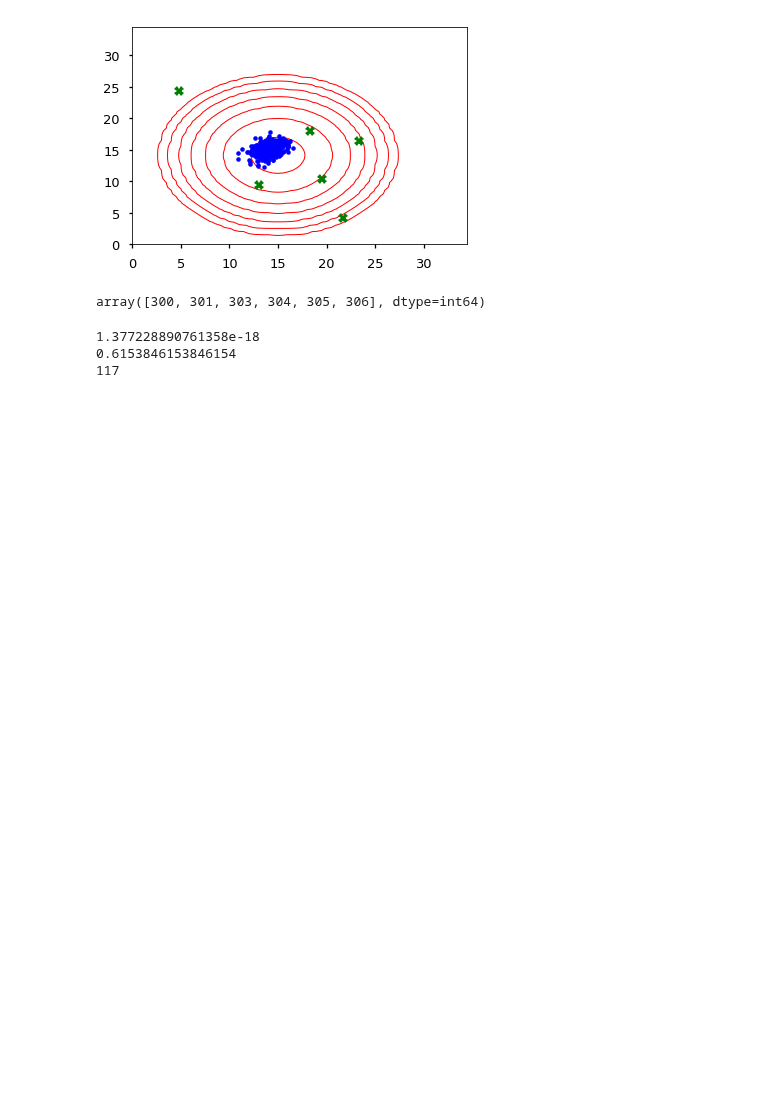
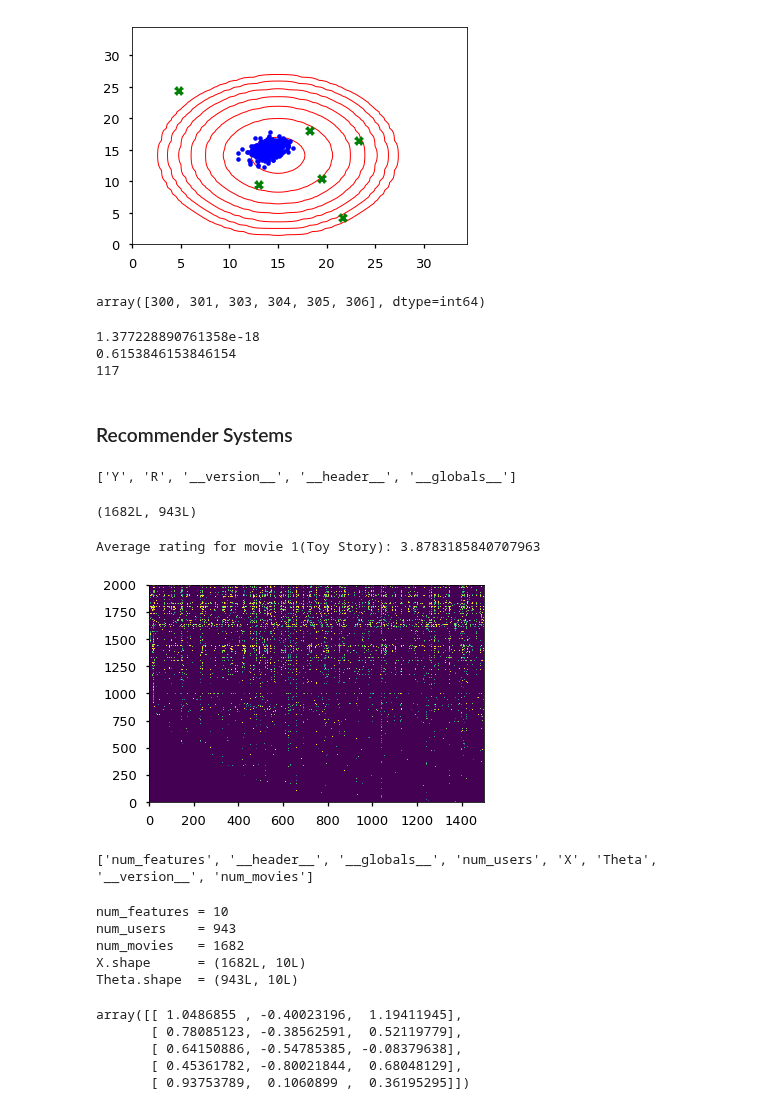
Before and after one commit to iamcuigang/ipy_sci, a Jupyter notebook: ML_AndrewNg/ex8.ipynb, the cells around one changed output. Cells and saved outputs as stored; diff of their text form; code cells hidden in the pictures; blank space fills up the shorter version.

```diff
--- a/ML_AndrewNg/ex8.ipynb
+++ b/ML_AndrewNg/ex8.ipynb
@@ -166,3 +166,30 @@ print np.sum((p<epsilon).astype('int'))    ### 117
 1.377228890761358e-18
 0.6153846153846154
 117
+# %% [markdown]
+### Recommender Systems
+# %%
+data = scipy.io.loadmat('ex8_movies.mat')
+print data.keys()
+# %% [output]
+['Y', 'R', '__version__', '__header__', '__globals__']
+# %%
+Y = data['Y']
+R = data['R']
+print Y.shape
+# %% [output]
+(1682L, 943L)
+# %%
+print 'Average rating for movie 1(Toy Story):',
+print np.mean(Y[0, R[0]==1])   ### 3.878319
+# %% [output]
+Average rating for movie 1(Toy Story): 3.8783185840707963
+# %%
+plt.imshow(Y, extent=[0, 1500, 0, 2000], aspect='auto');
+# %% [output]
+[figure, added]
+# %%
+data = scipy.io.loadmat('ex8_movieParams.mat')
+print data.keys()
+# %% [output]
+['num_features', '__header__', '__globals__', 'num_users', 'X', 'Theta', '__version__', 'num_movies']
@@ -168,0 +202,12 @@ print np.sum((p<epsilon).astype('int'))    ### 117
+# %%
+print 'num_features =', num_features[0][0]
+print 'num_users    =', num_users[0][0]
+print 'num_movies   =', num_movies[0][0]
+print 'X.shape      =', X.shape
+print 'Theta.shape  =', Theta.shape
+# %% [output]
+num_features = 10
+num_users    = 943
+num_movies   = 1682
+X.shape      = (1682L, 10L)
+Theta.shape  = (943L, 10L)
@@ -168,0 +223,8 @@ print np.sum((p<epsilon).astype('int'))    ### 117
+# %%
+X
+# %% [output]
+array([[ 1.0486855 , -0.40023196,  1.19411945],
+       [ 0.78085123, -0.38562591,  0.52119779],
+       [ 0.64150886, -0.54785385, -0.08379638],
+       [ 0.45361782, -0.80021844,  0.68048129],
+       [ 0.93753789,  0.1060899 ,  0.36195295]])
```
Also changed, not shown: parts of 11 cells of this notebook, 3 other files.
